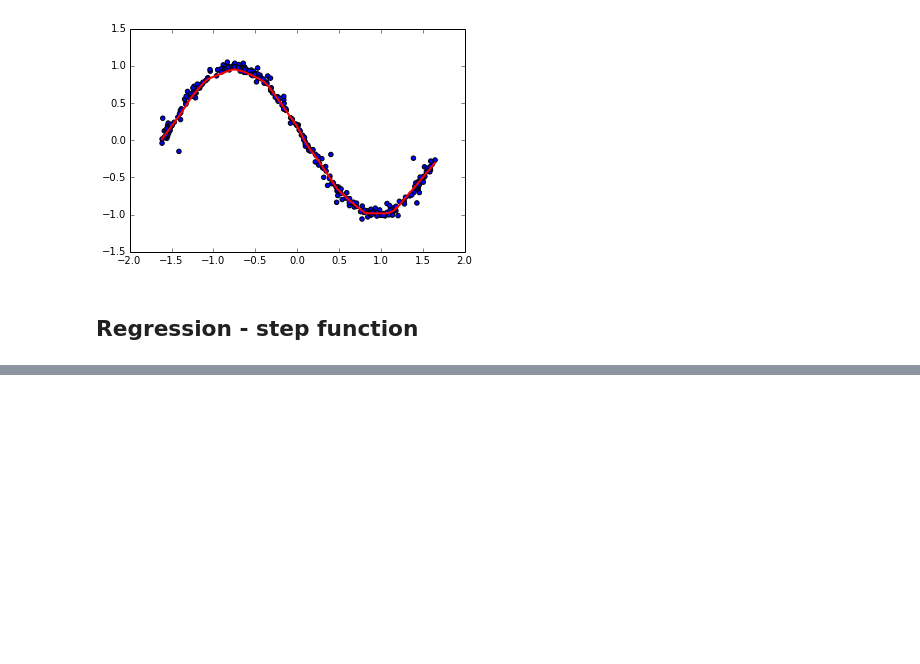
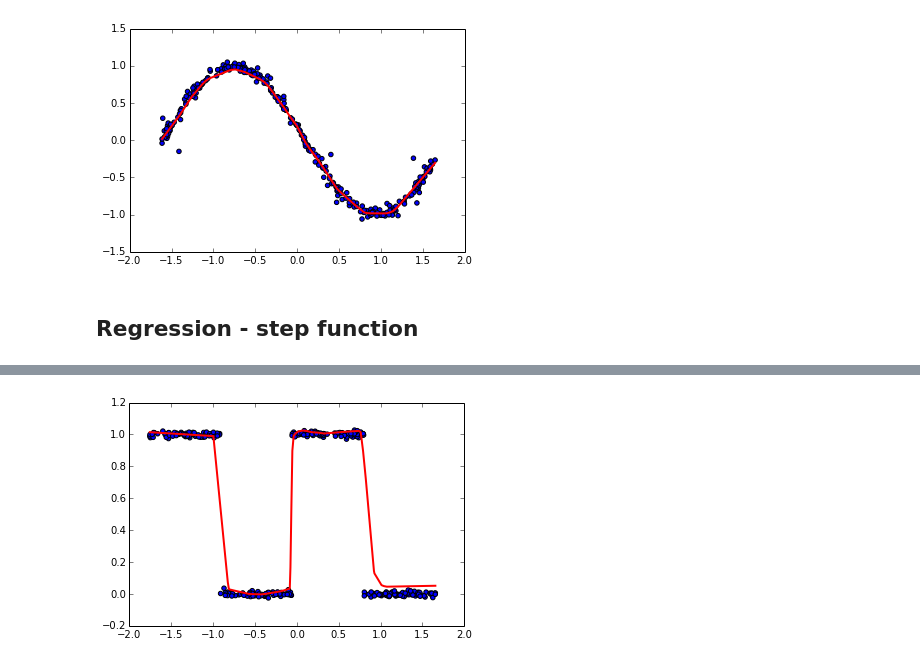
Before and after one commit to natashamjaques/PersonalizedML, a Jupyter notebook: TensorflowExample/practice_and_plot_nn.ipynb, the cells around one changed output, grey strips where cells are left out. Saved outputs shown, nothing was run; the diff lists cells and outputs as text; code cells hidden in the pictures; blank space fills up the shorter version.

```diff
--- a/TensorflowExample/practice_and_plot_nn.ipynb
+++ b/TensorflowExample/practice_and_plot_nn.ipynb
@@ -214,0 +271,4 @@ net.plot_regression_data(with_decision_boundary=True)
+# %%
+net.plot_regression_data(with_decision_boundary=True)
+# %% [output]
+[figure, added]
```
Also changed, not shown: parts of 6 cells of this notebook, 1 other file.
